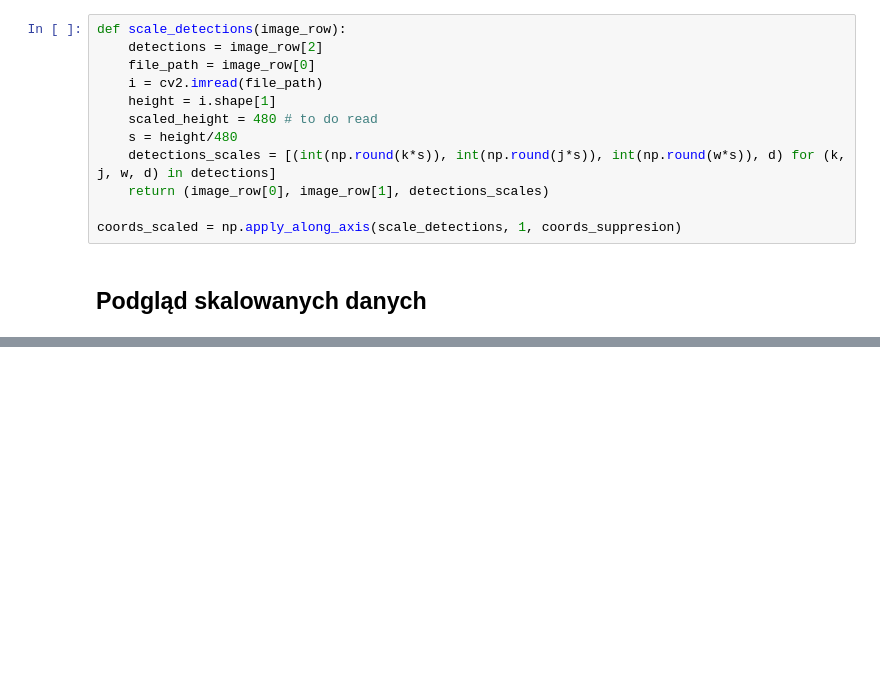
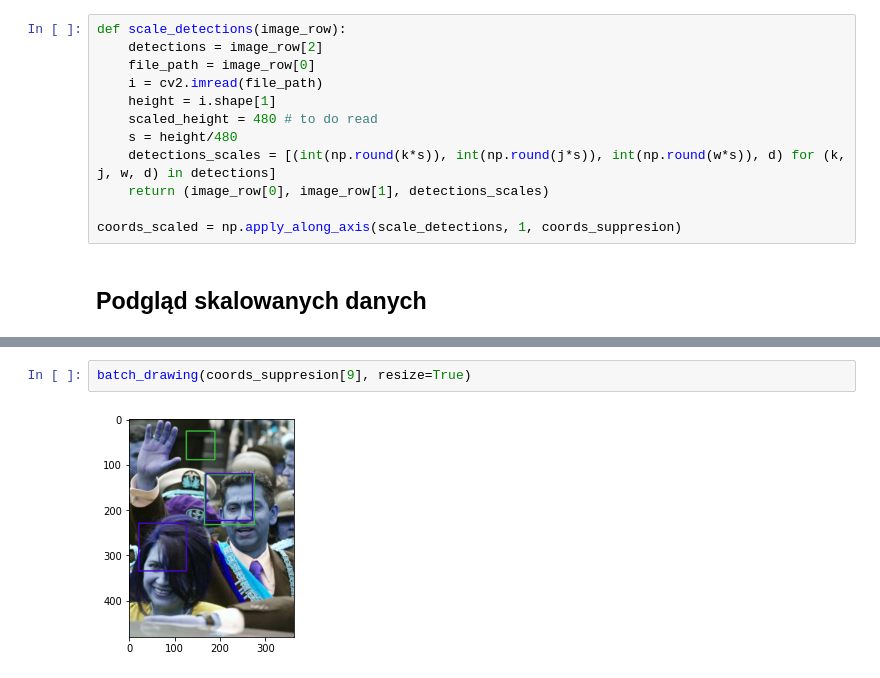
Before and after one commit to karlosos/machine_learning_2, a Jupyter notebook: src/scaling.ipynb, the cells around one changed output, grey strips where cells are left out. Saved outputs shown, nothing was run; the diff lists cells and outputs as text; blank space fills up the shorter version.

```diff
--- a/src/scaling.ipynb
+++ b/src/scaling.ipynb
@@ -73,0 +84,4 @@ batch_drawing(coords_suppresion[0])
+# %%
+batch_drawing(coords_suppresion[9], resize=True)
+# %% [output]
+[figure, added]
```
Also changed, not shown: parts of 5 cells of this notebook, 3 other files.
